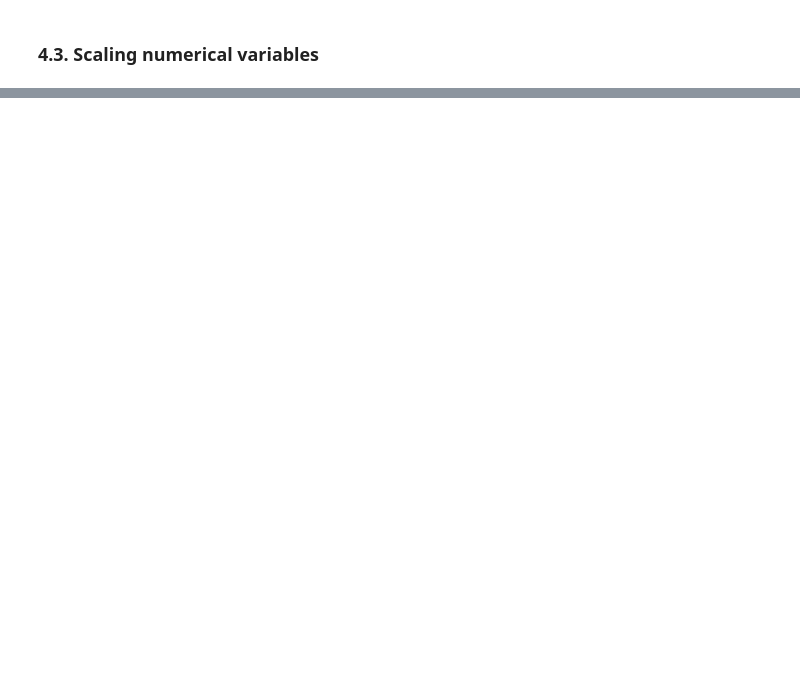
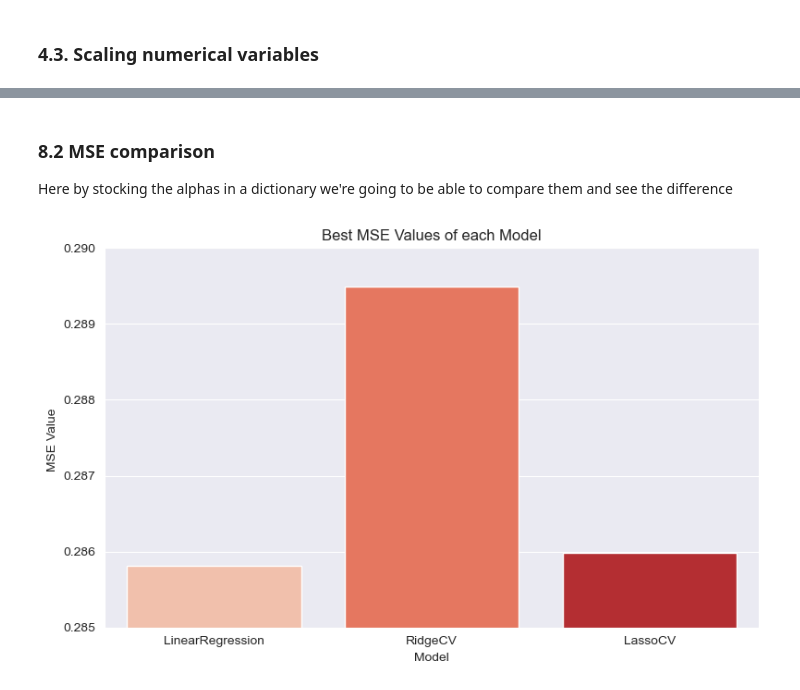
Before and after one commit to ethansmadjaa/Machine-learning-course, a Jupyter notebook: Lab4/9.3.2_bmw_price_prediction_exercise_en.ipynb, the cells around one changed output, grey strips where cells are left out. Drawn from its saved outputs; the diff is of its cells as text; code cells hidden in the pictures; blank space fills up the shorter version.

```diff
--- a/Lab4/9.3.2_bmw_price_prediction_exercise_en.ipynb
+++ b/Lab4/9.3.2_bmw_price_prediction_exercise_en.ipynb
@@ -231,0 +346,28 @@ Plot feature importance/weight.
+# %%
+# define a list of alpha
+alphas = [0.0001, 0.001, 0.01, 0.1, 1, 10, 100, 1000]
+
+# create and fit the LassoCV regression model
+lasso_cv = LassoCV(alphas=alphas, cv=5)
+lasso_cv.fit(X_train, y_train)
+
+# Getting the best alpha found by the LassoCv model
+best_alpha_lasso = lasso_cv.alpha_
+
+# Print the best alpha value that we got from fitting lasso_cv
+print(f"Best alpha value found by LassoCV: {best_alpha_lasso}")
+
+# use the model to predict on the test set
+y_pred_lasso = lasso_cv.predict(X_test)
+
+# Here I'm simply getting the R2 score of this model
+lassoCV_R2 = r2_score(y_test, y_pred_lasso)
+
+# evaluate the model using r2 score
+print("R squared score of lasso model: ", lassoCV_R2)
+
+# Here I'm simply getting the MSE score of this model
+lassoCV_MSE = mean_squared_error(y_test, y_pred_lasso)
+
+# Evaluate the model using MSE score
+print("MSE of lasso model: ", lassoCV_MSE)
@@ -231,0 +428,17 @@ Plot feature importance/weight.
+# %% [markdown]
+### 8.2 MSE comparison
+Here by stocking the alphas in a dictionary we're going to be able to compare them and see the difference
+# %%
+model_MSE = {'LinearRegression': linearRegression_MSE,
+          'RidgeCV': ridgeCV_MSE,
+          'LassoCV': lassoCV_MSE}
+plt.figure(figsize=(8, 5))
+sns.barplot(x=list(model_MSE.keys()), y=list(model_MSE.values()), palette='Reds')
+plt.xlabel('Model')
+plt.ylabel('MSE Value ')
+plt.ylim(0.285, 0.29)
+plt.title('Best MSE Values of each Model')
+plt.tight_layout()
+plt.show()
+# %% [output]
+[figure, added]
```
Also changed, not shown: parts of 66 cells of this notebook.
